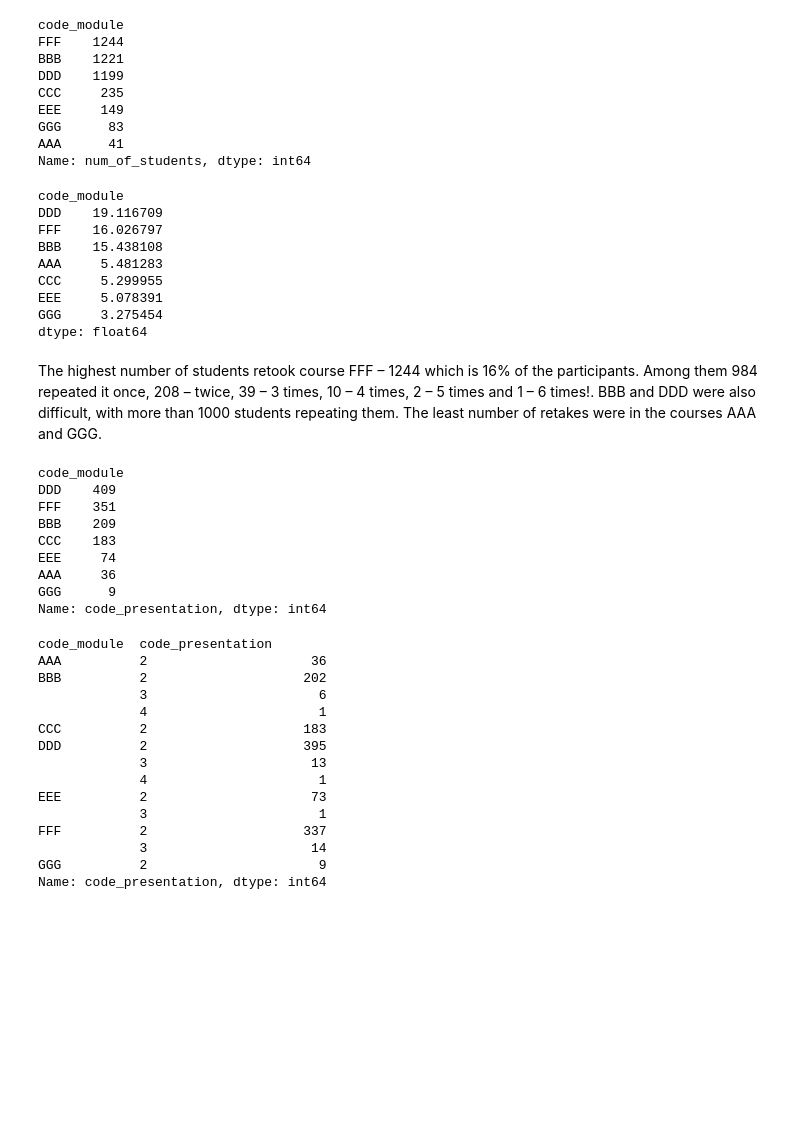
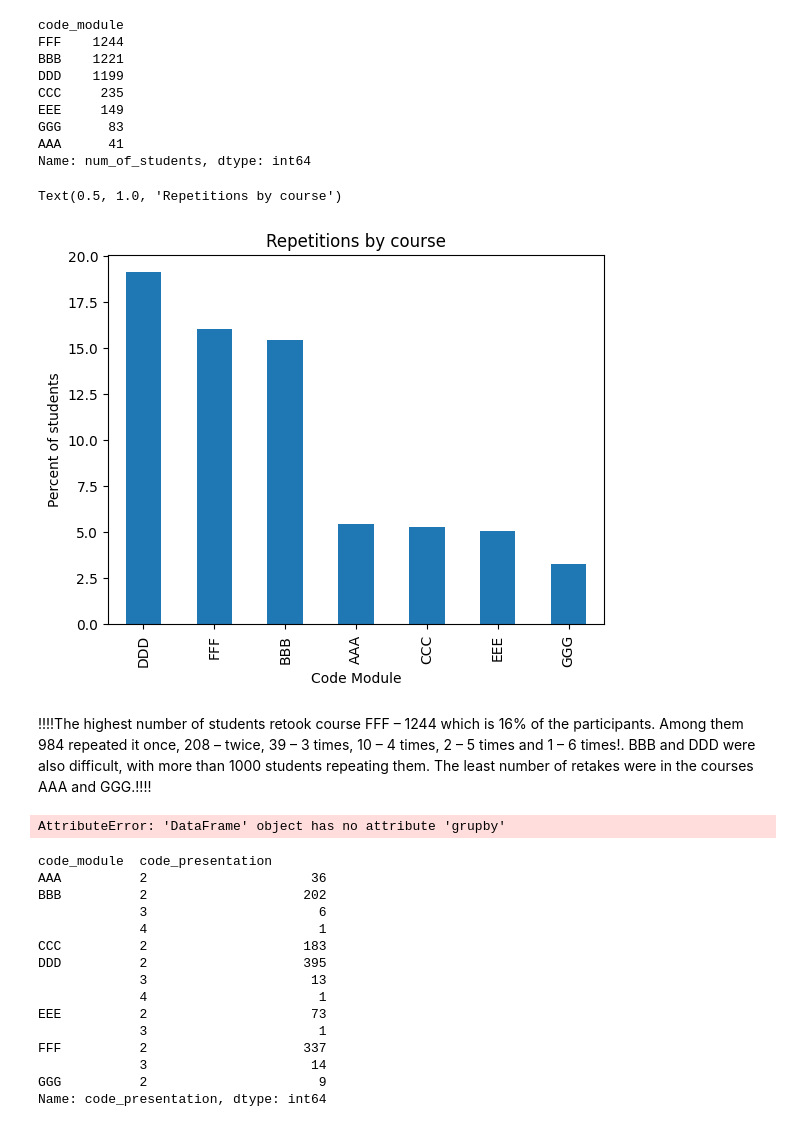
Before and after one commit to annapanfil/UPV, a Jupyter notebook: EDA/2_analysis.ipynb, the cells around one changed output. Cells and saved outputs as stored; diff of their text form; code cells hidden in the pictures; blank space fills up the shorter version.

```diff
--- a/EDA/2_analysis.ipynb
+++ b/EDA/2_analysis.ipynb
@@ -143,33 +150,22 @@ AAA      41
 Name: num_of_students, dtype: int64
 # %%
 repetitions_percent = (repetitions_by_module/students_by_module * 100).sort_values(ascending=False)
-repetitions_percent
+repetitions_percent.plot.bar()
+plt.xlabel("Code Module")
+plt.ylabel("Percent of students")
+plt.title("Repetitions by course")
 # %% [output]
-code_module
-DDD    19.116709
-FFF    16.026797
-BBB    15.438108
-AAA     5.481283
-CCC     5.299955
-EEE     5.078391
-GGG     3.275454
-dtype: float64
+Text(0.5, 1.0, 'Repetitions by course')
+[figure, added]
 # %% [markdown]
-The highest number of students retook course FFF – 1244 which is 16% of the participants. Among them 984 repeated it once, 208 – twice, 39 – 3 times, 10 – 4 times, 2 – 5 times and 1 – 6 times!. BBB and DDD were also difficult, with more than 1000 students repeating them.
-The least number of retakes were in the courses AAA and GGG.
+!!!!The highest number of students retook course FFF – 1244 which is 16% of the participants. Among them 984 repeated it once, 208 – twice, 39 – 3 times, 10 – 4 times, 2 – 5 times and 1 – 6 times!. BBB and DDD were also difficult, with more than 1000 students repeating them.
+The least number of retakes were in the courses AAA and GGG.!!!!
 # %%
-student_repeated_course = students_df.groupby(["code_module", "id_student"]).count()["code_presentation"]
+# how many students repeated the course based on students we have in database
+student_repeated_course = students_df.grupby(["code_module", "id_student"]).count()["code_presentation"]
 (student_repeated_course > 1).droplevel(1).groupby("code_module").sum().sort_values(ascending=False)
 # %% [output]
-code_module
-DDD    409
-FFF    351
-BBB    209
-CCC    183
-EEE     74
-AAA     36
-GGG      9
-Name: code_presentation, dtype: int64
+AttributeError: 'DataFrame' object has no attribute 'grupby'
 # %%
 student_repeated_course[student_repeated_course > 1].droplevel(1).groupby("code_module").value_counts()
 # %% [output]
```
Also changed, not shown: parts of 45 cells of this notebook.
